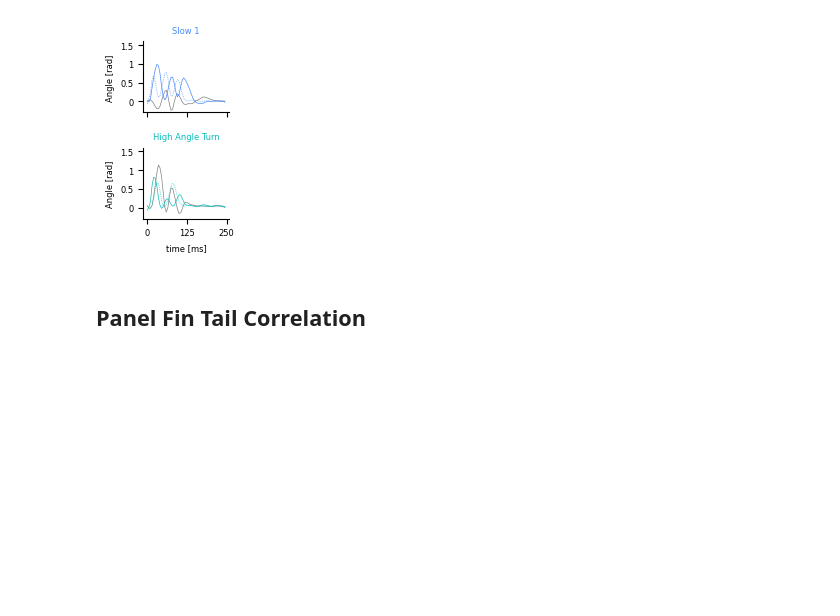
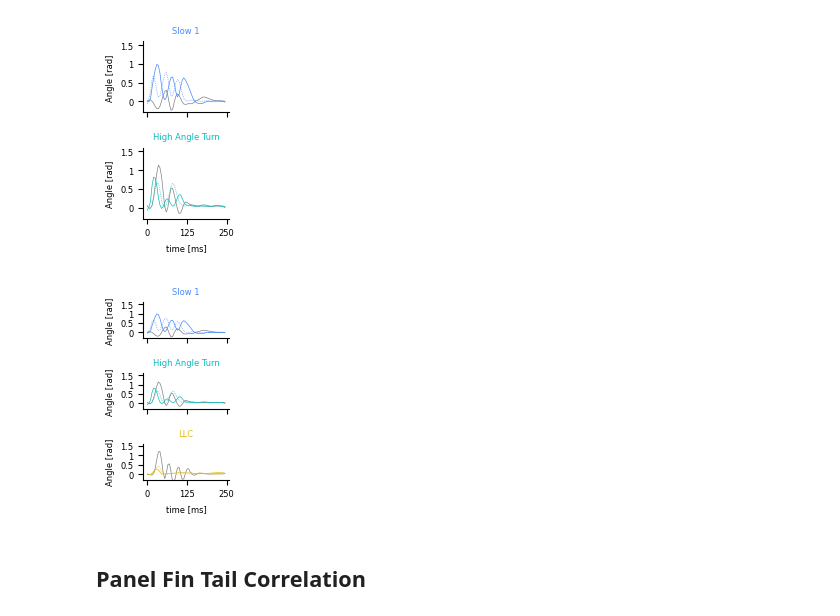
Before and after one commit to kkoetter/Koetter-et-al-fin, a Jupyter notebook: figure_notebooks/02_characterizing limb movements/Figure_2_I_J_K_fins_corr_roll.ipynb, the cells around one changed output. Cells and saved outputs as stored; diff of their text form; code cells hidden in the pictures; blank space fills up the shorter version.

```diff
--- a/figure_notebooks/02_characterizing limb movements/Figure_2_I_J_K_fins_corr_roll.ipynb
+++ b/figure_notebooks/02_characterizing limb movements/Figure_2_I_J_K_fins_corr_roll.ipynb
@@ -115,6 +115,45 @@ fig.savefig(save_figure_path / 'exp_traces.png', dpi=dpi)
 fig.savefig(save_figure_path / 'exp_traces.pdf', dpi=dpi)
 # %% [output]
 [figure]
+# %%
+fig, axes = plt.subplots(3,1,figsize=(4*cm, 6.5*cm), sharex=True, sharey=True, facecolor='None')
+axes = axes.ravel()
+axes[0].set_title('Slow 1', c=color[1], fontsize=f_size)
+axes[1].set_title('High Angle Turn', c=color[5], fontsize=f_size)
+axes[2].set_title('LLC', c=color[-2], fontsize=f_size)
+
+bout=395
+axes[0].plot(tail[clusters == 1][bout].T , c='gray',lw=lw)
+axes[0].plot(ipsi_fin[clusters == 1][bout].T , c=color[1],lw=lw)
+axes[0].plot(contra_fin[clusters == 1][bout].T , c=color[1], ls=':',lw=lw)
+
+bout=403
+axes[1].plot(tail[clusters == 5][bout].T , c='gray', label='Tail',lw=lw)
+axes[1].plot(ipsi_fin[clusters == 5][bout].T , c=color[5], label='Ipsi Fin',lw=lw)
+axes[1].plot(contra_fin[clusters == 5][bout].T , c=color[5], ls=':', label='Contra Fin',lw=lw)
+
+bout = 117
+axes[2].plot(tail[clusters == 9][bout].T , c='gray', lw=lw)
+axes[2].plot(ipsi_fin[clusters == 9][bout].T , c=color[9], lw=lw)
+axes[2].plot(contra_fin[clusters == 9][bout].T , c=color[9], ls=':', lw=lw)
+axes[2].set_xlabel('time [ms]', fontsize=f_size)
+
+for ax in axes:
+    ax.set_ylim(-0.3, 1.6)
+    ax.set_xticks(np.arange(0,51,25))
+    ax.set_xticklabels(np.arange(0,251,125), fontsize=f_size)
+    ax.set_yticks([0,0.5, 1, 1.5])
+    ax.set_yticklabels([0,0.5, 1, 1.5], fontsize=f_size)
+    ax.set_ylabel('Angle [rad]', fontsize=f_size)
+
+axes[-1].set_xlabel('time [ms]', fontsize=f_size)
+sns.despine(top=True, right=True, left=False, bottom=False)
+plt.tight_layout()
+
+fig.savefig(save_figure_path / 'exp_traces_thesis.png', dpi=dpi)
+fig.savefig(save_figure_path / 'exp_traces_thesis.pdf', dpi=dpi)
+# %% [output]
+[figure, added]
 # %% [markdown]
 ## Panel Fin Tail Correlation
 # %%
```
Also changed, not shown: parts of 4 cells of this notebook, 20 other files.
